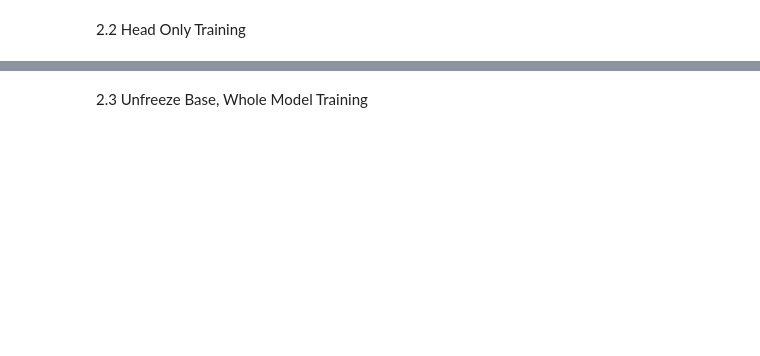
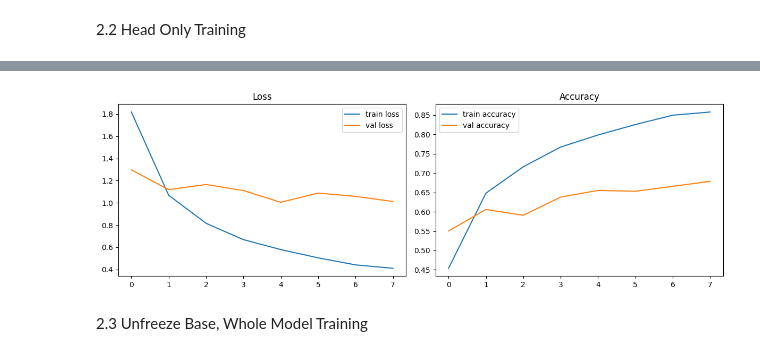
Before and after one commit to Taran-Gupta/DS4002_Project3, a Jupyter notebook: Scripts/Model Prediction.ipynb, the cells around one changed output, grey strips where cells are left out. Drawn from its saved outputs; the diff is of its cells as text; code cells hidden in the pictures; blank space fills up the shorter version.

```diff
--- a/Scripts/Model Prediction.ipynb
+++ b/Scripts/Model Prediction.ipynb
@@ -18,7 +21,7 @@ from keras.applications import EfficientNetB0
 1.2 Define Model Parameters
 # %%
 IMG_SIZE = 224
-BATCH_SIZE = 64
+BATCH_SIZE = 16
 # %% [markdown]
 1.3 Read in Data
 # %%
@@ -184,3 +197,20 @@ hist1 = model.fit(
+# %%
+fig, axes = plt.subplots(1, 2, figsize=(12, 4))
+
+axes[0].plot(hist1.history["loss"], label="train loss")
+axes[0].plot(hist1.history["val_loss"], label="val loss")
+axes[0].set_title("Loss")
+axes[0].legend()
+
+axes[1].plot(hist1.history["accuracy"], label="train accuracy")
+axes[1].plot(hist1.history["val_accuracy"], label="val accuracy")
+axes[1].set_title("Accuracy")
+axes[1].legend()
+
+plt.tight_layout()
+plt.show()
+# %% [output]
+[figure, added]
 # %% [markdown]
 2.3 Unfreeze Base, Whole Model Training
 # %%
```
Also changed, not shown: parts of 7 cells of this notebook, 3 other files.
